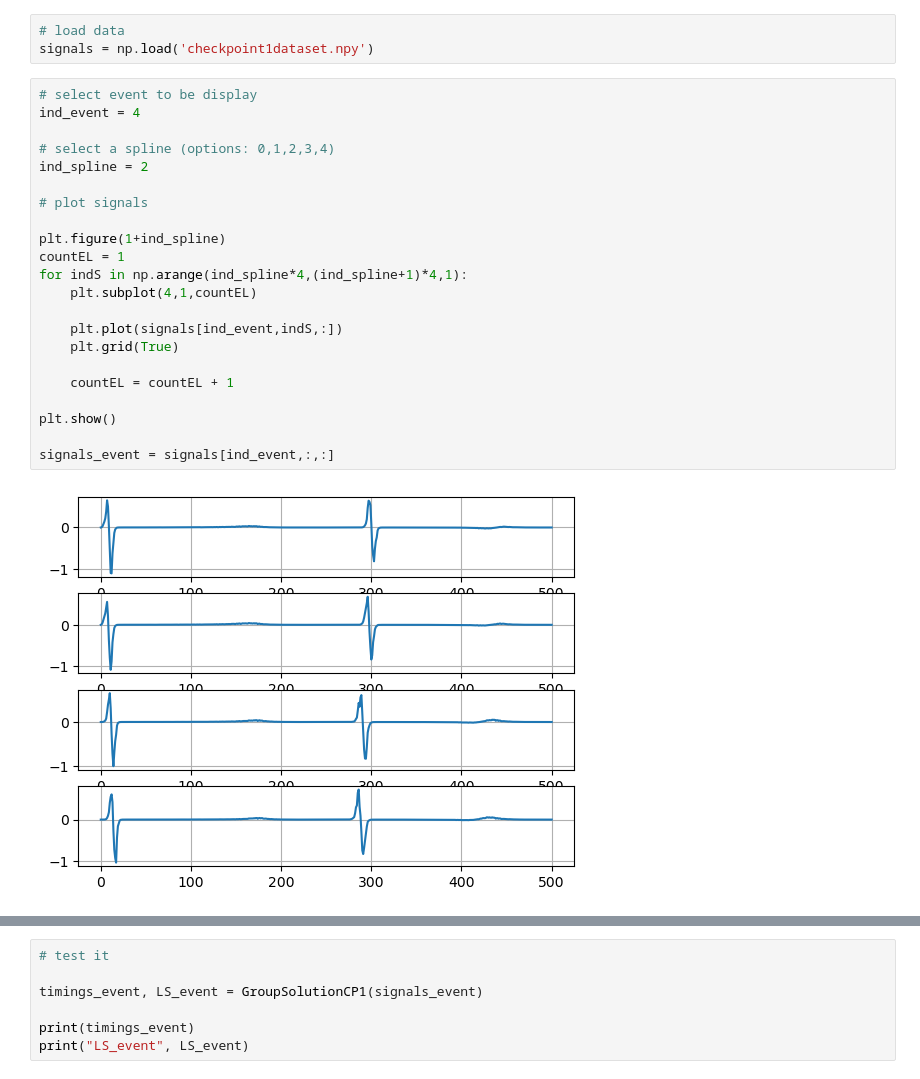
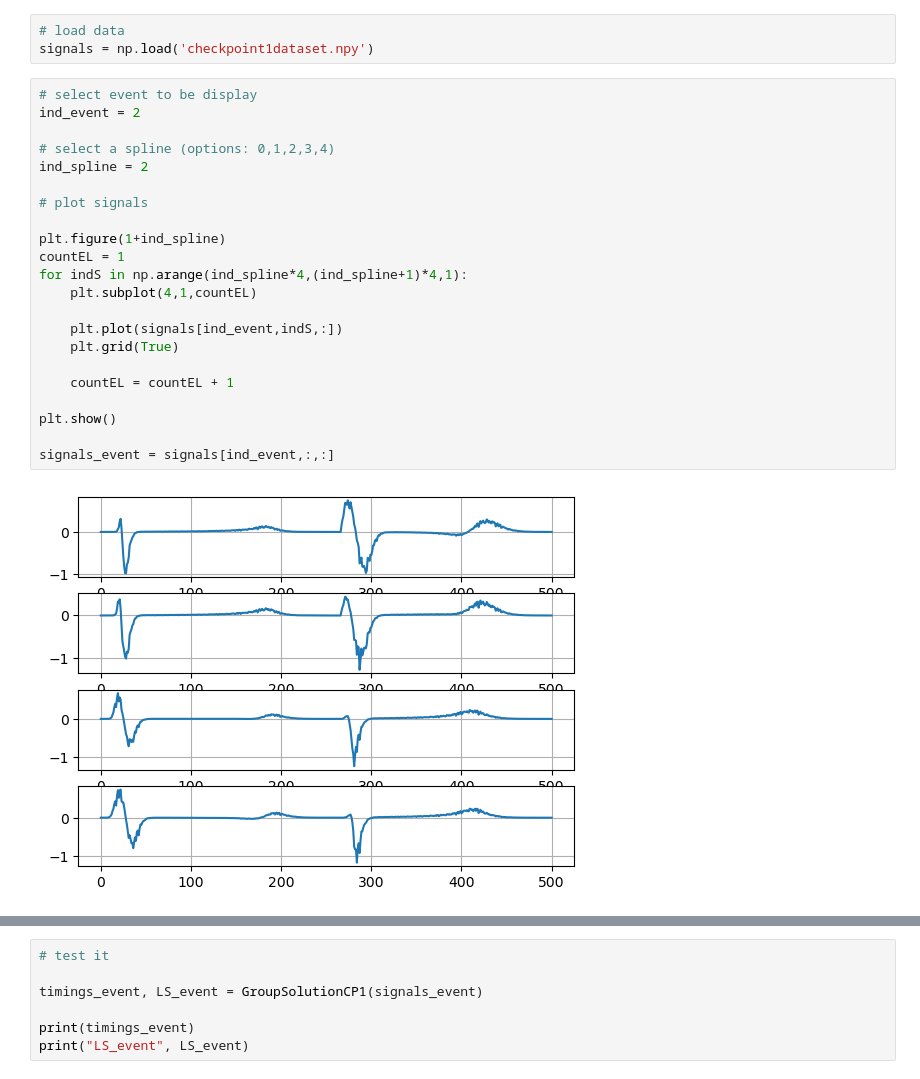
Before and after one commit to Stefano-Chiari/SubstrateFinder, a Jupyter notebook: checkpoint1.ipynb, the cells around one changed output, grey strips where cells are left out. Cells and saved outputs as stored; diff of their text form.

```diff
--- a/checkpoint1.ipynb
+++ b/checkpoint1.ipynb
@@ -20,28 +20,28 @@ from scipy.signal import argrelextrema
 signals = np.load('checkpoint1dataset.npy')
 # %%
 # select event to be display
-ind_event = 4
+ind_event = 2
 
 # select a spline (options: 0,1,2,3,4)
 ind_spline = 2
 
 # plot signals
 
 plt.figure(1+ind_spline)
 countEL = 1
 for indS in np.arange(ind_spline*4,(ind_spline+1)*4,1):
     plt.subplot(4,1,countEL)
 
     plt.plot(signals[ind_event,indS,:])
     plt.grid(True)
 
     countEL = countEL + 1
 
 plt.show()
 
 signals_event = signals[ind_event,:,:]
 # %% [output]
-[figure, old version]
+[figure, new version]
 # %%
 def GroupSolutionCP1(signals_event):
     n_sensors = signals_event.shape[0]
```
Also changed, not shown: parts of 2 cells of this notebook.
